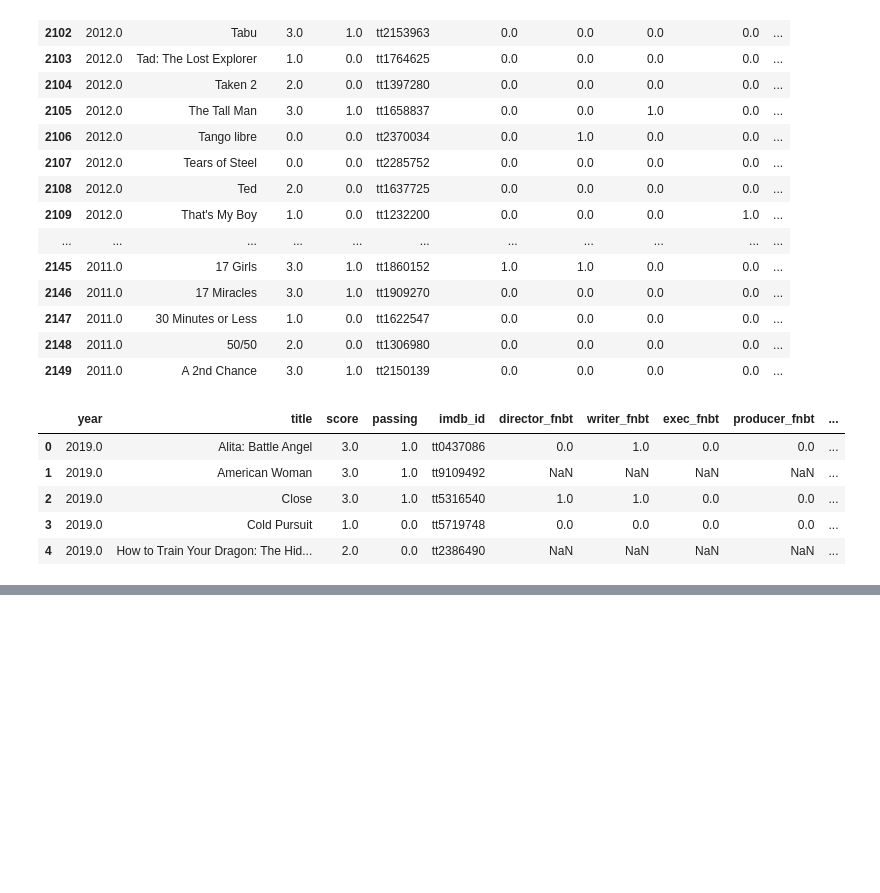
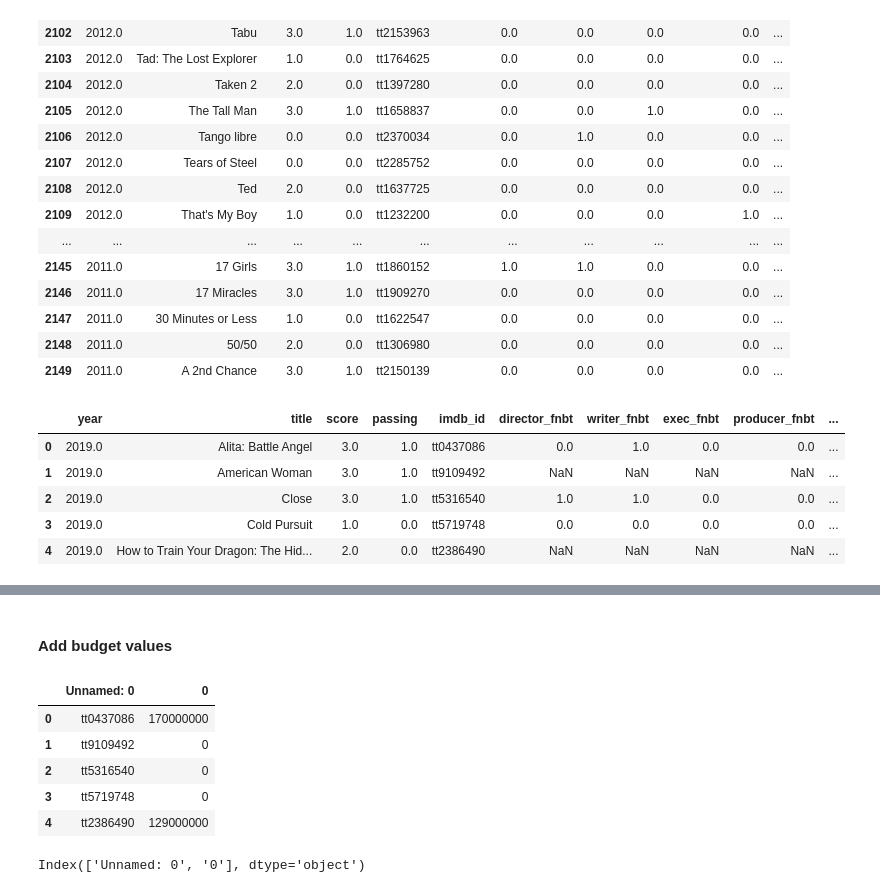
Before and after one commit to MagicMilly/women-in-film-analysis-dashboard, a Jupyter notebook: more_data_munging_useful.ipynb, the cells around one changed output, grey strips where cells are left out. Drawn from its saved outputs; the diff is of its cells as text; code cells hidden in the pictures; blank space fills up the shorter version.

```diff
--- a/more_data_munging_useful.ipynb
+++ b/more_data_munging_useful.ipynb
@@ -1723,0 +1736,16 @@ bechdel_df.to_csv('my_data/updated_bechdel_2.csv', index=False)
+# %% [markdown]
+#### Add budget values
+# %%
+api_budgets = pd.read_csv('my_data/budget_data_from_api.csv')
+api_budgets.head()
+# %% [output]
+|  | Unnamed: 0 | 0 |
+| 0 | tt0437086 | 170000000 |
+| 1 | tt9109492 | 0 |
+| 2 | tt5316540 | 0 |
+| 3 | tt5719748 | 0 |
+| 4 | tt2386490 | 129000000 |
+# %%
+api_budgets.columns
+# %% [output]
+Index(['Unnamed: 0', '0'], dtype='object')
```
Also changed, not shown: parts of 18 cells of this notebook.
